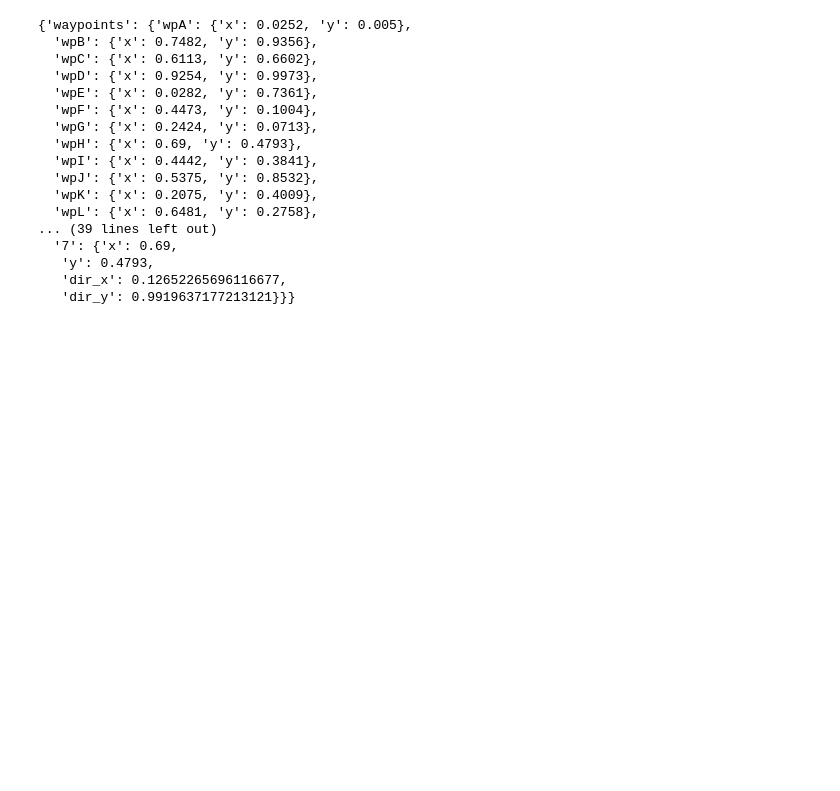
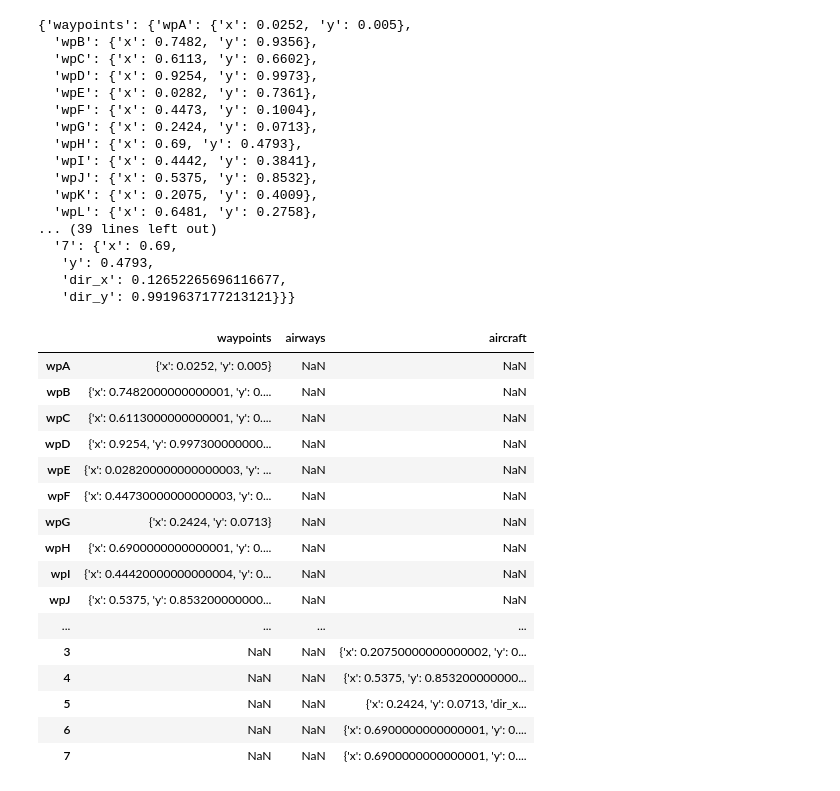
Before and after one commit to tranngocphu/atco-preference-interface, a Jupyter notebook: python-code/snippet_tests_yash.ipynb, the cells around one changed output. Saved outputs shown, nothing was run; the diff lists cells and outputs as text; code cells hidden in the pictures; blank space fills up the shorter version.

Commit message:
json

```diff
--- a/python-code/snippet_tests_yash.ipynb
+++ b/python-code/snippet_tests_yash.ipynb
@@ -248,3 +248,25 @@ sc1= json.dumps(data_dict)
 # %%
 with open('scenario_test.json', 'w') as json_file:
     json.dump(data_dict, json_file)
+# %%
+aasd=pd.read_json('scenario_test.json')
+# %%
+aasd
+# %% [output]
+|  | waypoints | airways | aircraft |
+| wpA | {'x': 0.0252, 'y': 0.005} | NaN | NaN |
+| wpB | {'x': 0.7482000000000001, 'y': 0.... | NaN | NaN |
+| wpC | {'x': 0.6113000000000001, 'y': 0.... | NaN | NaN |
+| wpD | {'x': 0.9254, 'y': 0.997300000000... | NaN | NaN |
+| wpE | {'x': 0.028200000000000003, 'y': ... | NaN | NaN |
+| wpF | {'x': 0.44730000000000003, 'y': 0... | NaN | NaN |
+| wpG | {'x': 0.2424, 'y': 0.0713} | NaN | NaN |
+| wpH | {'x': 0.6900000000000001, 'y': 0.... | NaN | NaN |
+| wpI | {'x': 0.44420000000000004, 'y': 0... | NaN | NaN |
+| wpJ | {'x': 0.5375, 'y': 0.853200000000... | NaN | NaN |
+| ... | ... | ... | ... |
+| 3 | NaN | NaN | {'x': 0.20750000000000002, 'y': 0... |
+| 4 | NaN | NaN | {'x': 0.5375, 'y': 0.853200000000... |
+| 5 | NaN | NaN | {'x': 0.2424, 'y': 0.0713, 'dir_x... |
+| 6 | NaN | NaN | {'x': 0.6900000000000001, 'y': 0.... |
+| 7 | NaN | NaN | {'x': 0.6900000000000001, 'y': 0.... |
```
